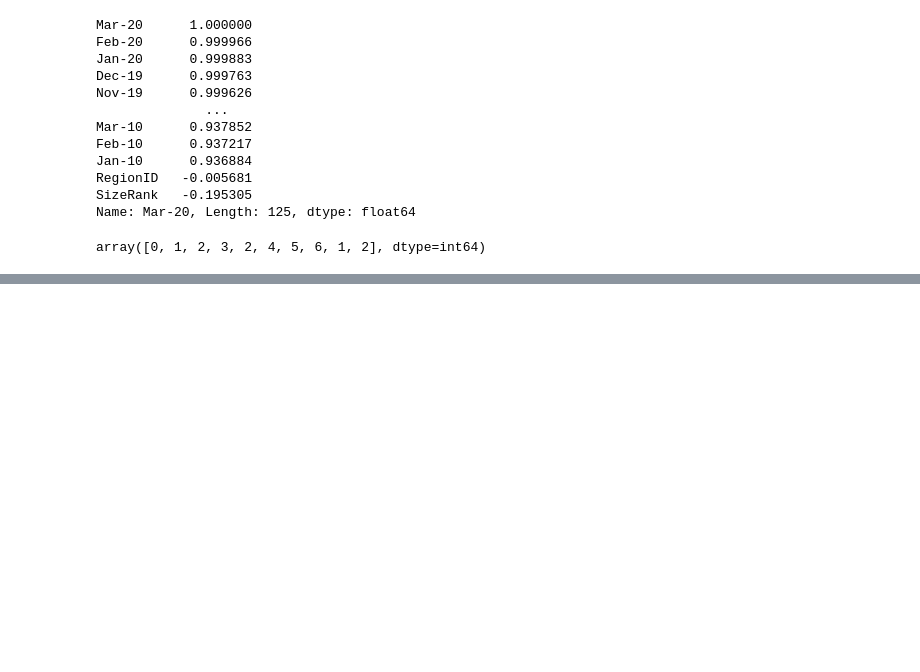
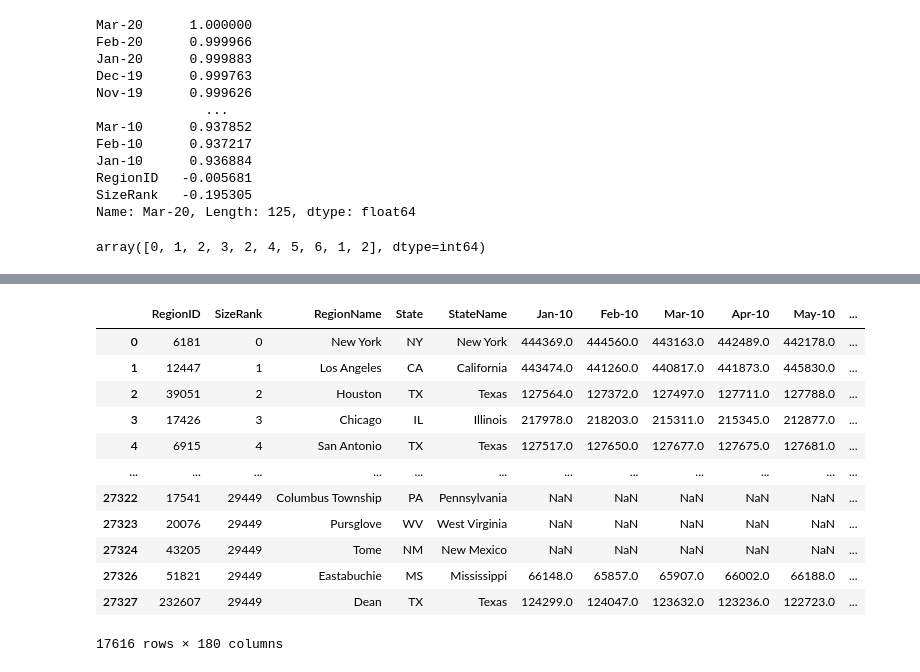
Before and after one commit to tharren12/Group_8_Final_Project, a Jupyter notebook: ETL/Group_8_Initial_ETL.ipynb, the cells around one changed output, grey strips where cells are left out. Drawn from its saved outputs; the diff is of its cells as text; code cells hidden in the pictures; blank space fills up the shorter version.

```diff
--- a/ETL/Group_8_Initial_ETL.ipynb
+++ b/ETL/Group_8_Initial_ETL.ipynb
@@ -246,0 +261,23 @@ NameError: name 'labelencoder' is not defined
+# %%
+from sklearn.preprocessing import OneHotEncoder
+# creating instance of one-hot-encoder
+enc = OneHotEncoder(handle_unknown='ignore')
+# passing bridge-types-cat column (label encoded values of bridge_types)
+enc_df = pd.DataFrame(enc.fit_transform(all_homes_df[['states_Types_Cat']]).toarray())
+# merge with main df bridge_df on key values
+all_homes_df = all_homes_df.join(enc_df)
+all_homes_df
+# %% [output]
+|  | RegionID | SizeRank | RegionName | State | StateName | Jan-10 | Feb-10 | Mar-10 | Apr-10 | May-10 | ... |
+| 0 | 6181 | 0 | New York | NY | New York | 444369.0 | 444560.0 | 443163.0 | 442489.0 | 442178.0 | ... |
+| 1 | 12447 | 1 | Los Angeles | CA | California | 443474.0 | 441260.0 | 440817.0 | 441873.0 | 445830.0 | ... |
+| 2 | 39051 | 2 | Houston | TX | Texas | 127564.0 | 127372.0 | 127497.0 | 127711.0 | 127788.0 | ... |
+| 3 | 17426 | 3 | Chicago | IL | Illinois | 217978.0 | 218203.0 | 215311.0 | 215345.0 | 212877.0 | ... |
+| 4 | 6915 | 4 | San Antonio | TX | Texas | 127517.0 | 127650.0 | 127677.0 | 127675.0 | 127681.0 | ... |
+| ... | ... | ... | ... | ... | ... | ... | ... | ... | ... | ... | ... |
+| 27322 | 17541 | 29449 | Columbus Township | PA | Pennsylvania | NaN | NaN | NaN | NaN | NaN | ... |
+| 27323 | 20076 | 29449 | Pursglove | WV | West Virginia | NaN | NaN | NaN | NaN | NaN | ... |
+| 27324 | 43205 | 29449 | Tome | NM | New Mexico | NaN | NaN | NaN | NaN | NaN | ... |
+| 27326 | 51821 | 29449 | Eastabuchie | MS | Mississippi | 66148.0 | 65857.0 | 65907.0 | 66002.0 | 66188.0 | ... |
+| 27327 | 232607 | 29449 | Dean | TX | Texas | 124299.0 | 124047.0 | 123632.0 | 123236.0 | 122723.0 | ... |
+17616 rows × 180 columns
```
Also changed, not shown: parts of 31 cells of this notebook, 1 other file.
